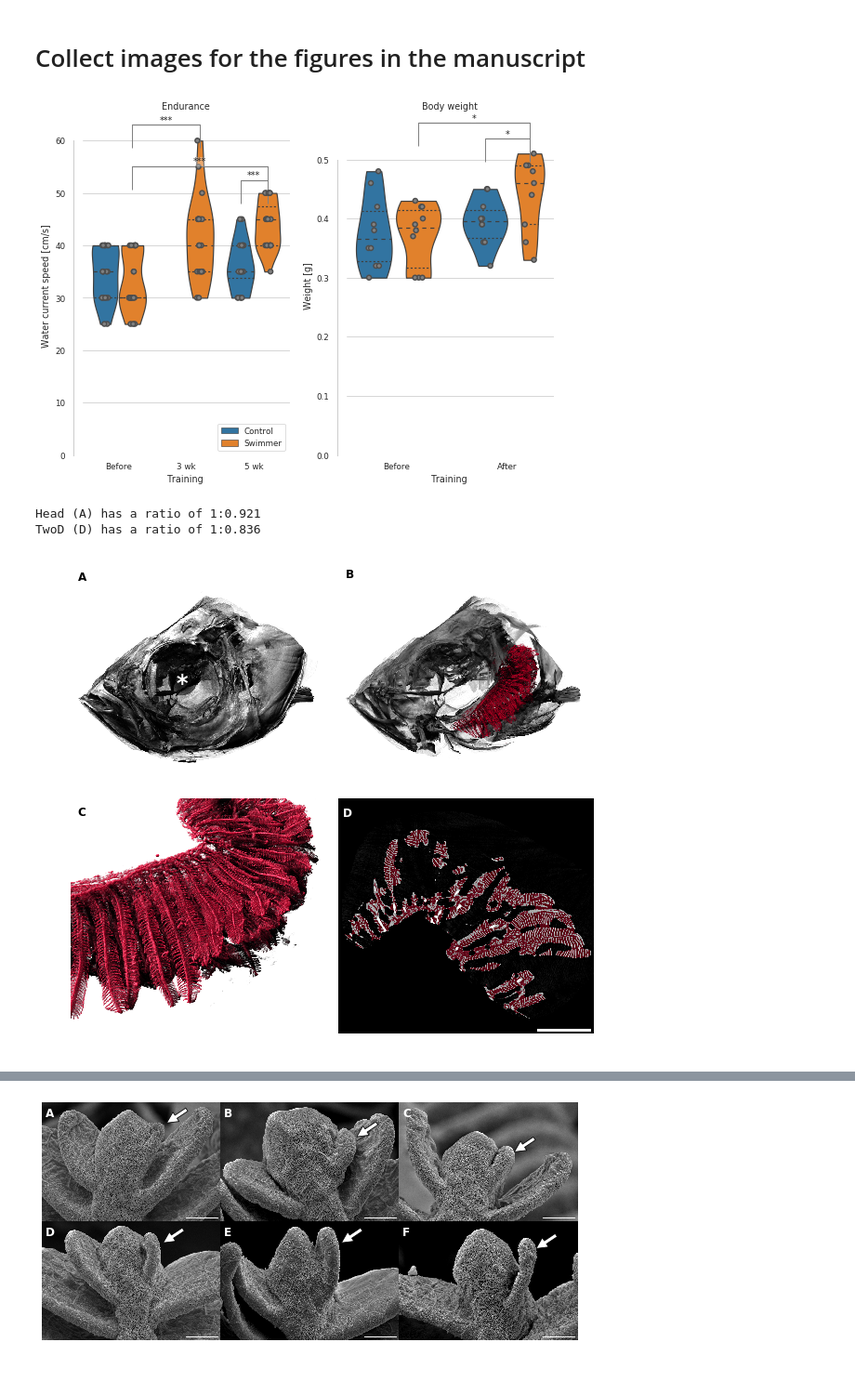
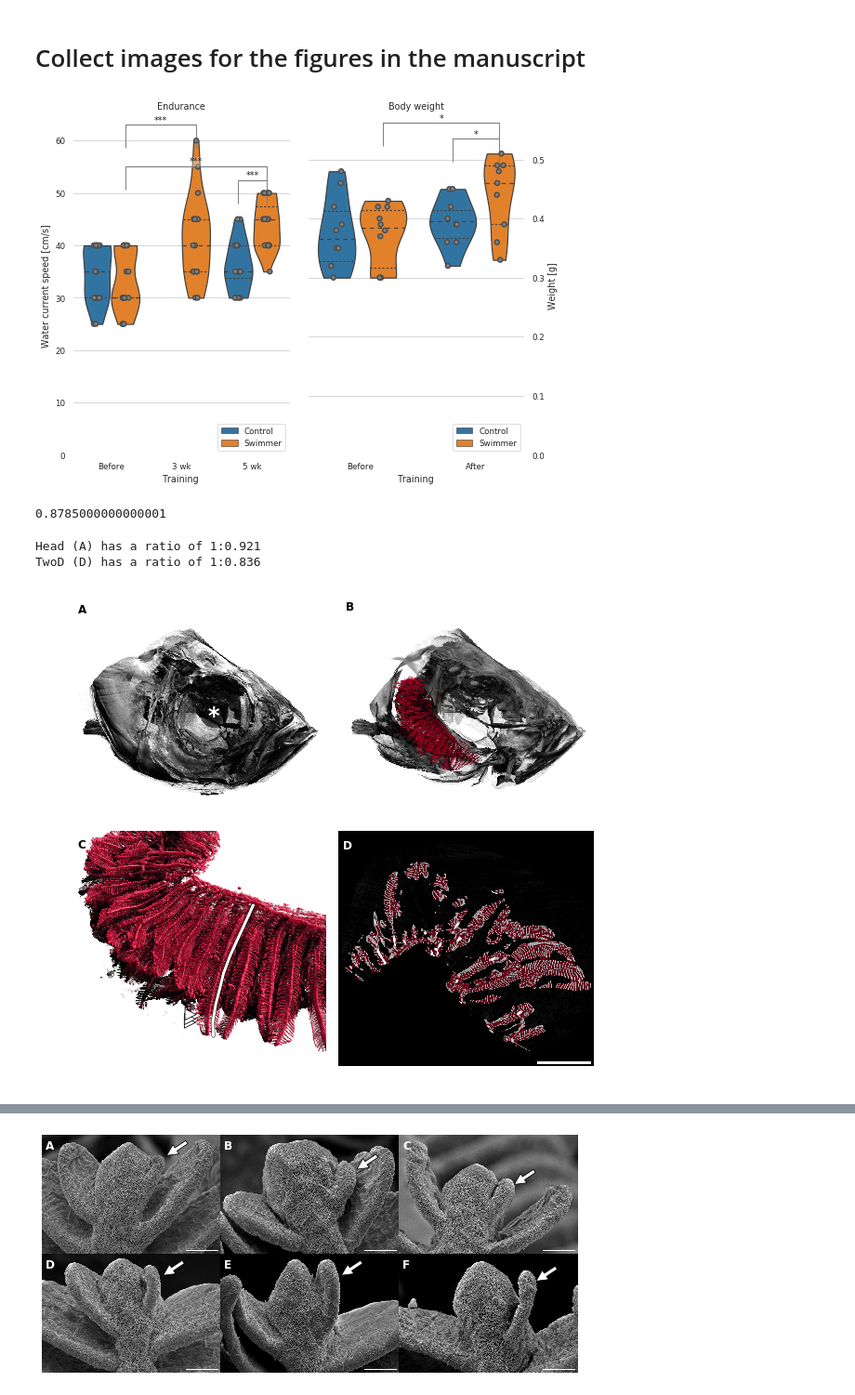
Before and after one commit to habi/Zebra-Fish-Gills, a Jupyter notebook: Gills-Analysis.ipynb, the cells around one changed output, grey strips where cells are left out. Shown at 93% size. Saved outputs shown, nothing was run; the diff lists cells and outputs as text; code cells hidden in the pictures.

```diff
--- a/Gills-Analysis.ipynb
+++ b/Gills-Analysis.ipynb
@@ -3164,7 +3150,7 @@ significance_bar(0 + 0.2,
 if zerotheplots:
     plt.ylim(ymin=0)
 plt.title('Endurance')
-seaborn.despine(offset=10, trim=True, bottom=True)
+seaborn.despine(offset=10, trim=True, bottom=True, left=True)
 plt.subplot(122)
 # Display male fish weight
 seaborn.violinplot(data=Morphology[Morphology.Gender == 'Male'],
@@ -3182,17 +3168,23 @@ seaborn.stripplot(data=Morphology[Morphology.Gender == 'Male'],
                   s=5,
                   linewidth=1.5,
                   palette=['gray', 'gray'])
-legend = False
+legend = True
 if legend:
     handles, labels = plt.gca().get_legend_handles_labels()
     plt.legend(handles[:len(handles) // 2],
                labels[:len(labels) // 2],
-               loc='upper left')
+               loc='lower right')
+
 else:
     plt.legend().set_visible(False)
 plt.xlabel('Training')
 plt.gca().set_xticklabels(['Before',
                            'After'])
+
+
+plt.gca().yaxis.tick_right()
+plt.gca().yaxis.set_label_position('right')
+plt.gca().yaxis.set_ticks_position('none')
 plt.ylabel('Weight [g]')
 significance_bar(1 - 0.2,
                  1 + 0.2,
@@ -3207,7 +3199,7 @@ significance_bar(0 + 0.2,
 if zerotheplots:
     plt.ylim(ymin=0)
 plt.title('Body weight')
-seaborn.despine(offset=10, trim=True, bottom=True)
+seaborn.despine(offset=10, trim=True, bottom=True, left=True)
 plt.tight_layout()
 plt.savefig(os.path.join(OutPutDir,
                          'Fig01.png'),
@@ -3215,7 +3207,7 @@ plt.savefig(os.path.join(OutPutDir,
             pad_inches=0)
 plt.show()
 # %% [output]
-[figure, old version]
+[figure, new version]
 # %%
 # Tweak scale bar settings for manuscript figures
 plt.rcParams['scalebar.location'] = 'lower right'
@@ -3225,7 +3236,23 @@ plt.rcParams['scalebar.scale_loc'] = 'top'
+# %%
+# Draw the arrows here (as measured in ImageJ)
+ridgecoordinates = ((830, 938),
+                    (827, 877),
+                    (840, 797),
+                    (859, 723),
+                    (877, 650),
+                    (907, 570),
+                    (936, 506),
+                    (966, 441),
+                    (992, 385),
+                    (1013, 338))
+# %%
+numpy.mean((0.921,0.836))
+# %% [output]
+0.8785000000000001
 # %%
 # Fig 02: Anatomy of the gills
 # Based on the images David made for https://github.com/habi/20190605_BrukerUserMeeting
-plt.rcParams['figure.figsize'] = (8,8*numpy.mean(0.921+0.836)/2)
+plt.rcParams['figure.figsize'] = (8,8*numpy.mean((0.921,0.836)))
 plt.subplot(221)
 # The full head is from fish Control06
 Head = imageio.imread('Figure-Originals/fishhead/head-without-gills0160.png')
@@ -3233,9 +3260,9 @@ crop=400
 shift=200
 print('Head (A) has a ratio of 1:%0.3f' % (numpy.shape(Head[:,crop-shift:-crop+shift])[0] /
                                            numpy.shape(Head[:,crop-shift:-crop+shift])[1]))
-plt.imshow(numpy.fliplr(Head[:,crop-shift:-crop+shift]))
-plt.gca().text(710-crop+shift,
-               552,
+plt.imshow(Head[:,crop-shift:-crop+shift])
+plt.gca().text(857-crop+shift,
+               551,
                '*',
                color='white',
                fontsize=24,
@@ -3246,39 +3273,68 @@ image_label(Head[:,crop-shift:-crop+shift], 'A', color='black')
 plt.axis('off')
 plt.subplot(222)
 Gills = imageio.imread('Figure-Originals/fishhead/head-without-gills0185.png')
-plt.imshow(numpy.fliplr(Gills[:,crop-shift:-crop+shift]))
+plt.imshow(Gills[:,crop-shift:-crop+shift])
 image_label(Gills[:,crop:-crop], 'B', color='black')
 plt.axis('off')
 plt.subplot(223)
 GillsDetail = imageio.imread('Figure-Originals/fishhead/head-without-gills0481.png')
-plt.imshow(numpy.fliplr(GillsDetail[:,crop-shift:-crop+shift]))
+plt.imshow(GillsDetail[:,crop-shift:-crop+shift])
+# Draw the ridge of one primary filament
+import matplotlib.patheffects as pe
+plt.plot([rc[0]-crop+shift+25 for rc in ridgecoordinates],
+         [rc[1] for rc in ridgecoordinates],
+         linewidth=3,
+         color='white',
+         marker=None,
+         path_effects=[pe.Stroke(linewidth=4,
+                                 foreground='k'),
+                       pe.Normal()],
+         )
+for c, ac in enumerate(arrowcoordinates):
+    if c<2:
+        pass
+#         plt.gca().annotate('',
+#                            xy=(ac[0]-crop+shift,
+#                                ac[1]),
+#                            xytext=(ac[0]-crop+shift-500*.309,
+#                                    ac[1]+333*.309),
+#                            arrowprops=dict(facecolor='white',
+#                                            edgecolor='black'))
+    else:
+        plt.gca().annotate('',
+                           xy=(ac[0]-crop+shift,
+                               ac[1]),
+                           xytext=(ac[0]-crop+shift-500*.05,
+                                   ac[1]-0*.05),
+                           arrowprops=dict(facecolor='white',
+                                           edgecolor='black'))
 image_label(GillsDetail[:,crop-shift:-crop+shift], 'C', color='black')
 plt.axis('off')
 plt.subplot(224)
 TwoD = imageio.imread('Figure-Originals/control03_rec0000_voi_1865.crop.png')
 Combination = imageio.imread('Figure-Originals/Control03_area_organ_1500.crop.combination.png')
 crop=365
 shift=75
 print('TwoD (D) has a ratio of 1:%0.3f' % (numpy.shape(TwoD[:,crop-shift:-crop+shift])[0] /
                                            numpy.shape(TwoD[:,crop-shift:-crop+shift])[1]))
 plt.imshow(TwoD[:,crop-shift:-crop+shift])
 plt.imshow(Combination[:,crop-shift:-crop-shift],
            alpha=1-.618)
 plt.gca().add_artist(ScaleBar(Data['PixelSize'].mean(),
                               'um',
                                fixed_value=500,
                                label_formatter = lambda x, y:''))
 image_label(TwoD[250:-250,crop-shift:-crop+shift], 'D')
 plt.axis('off')
 plt.subplots_adjust(0, 0, 1, 1, 0, 0)
 plt.savefig(os.path.join(OutPutDir,
                          'Fig02.png'),
             bbox_inches='tight',
             pad_inches=0)
 plt.show()
 # %% [output]
 Head (A) has a ratio of 1:0.921
 TwoD (D) has a ratio of 1:0.836
-[figure, old version]
+[figure, new version]
 # %%
 # Fig 03: SEM gill overview whole arches and the quantification: no. and length of filaments: one panel
```
Also changed, not shown: parts of 21 cells of this notebook, 2 other files.
